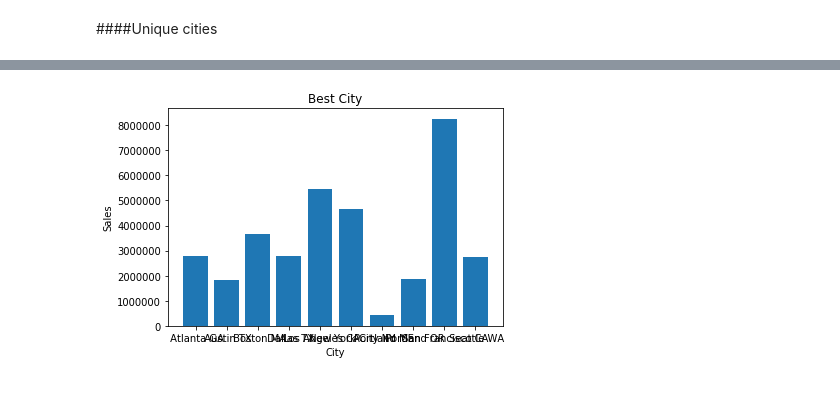
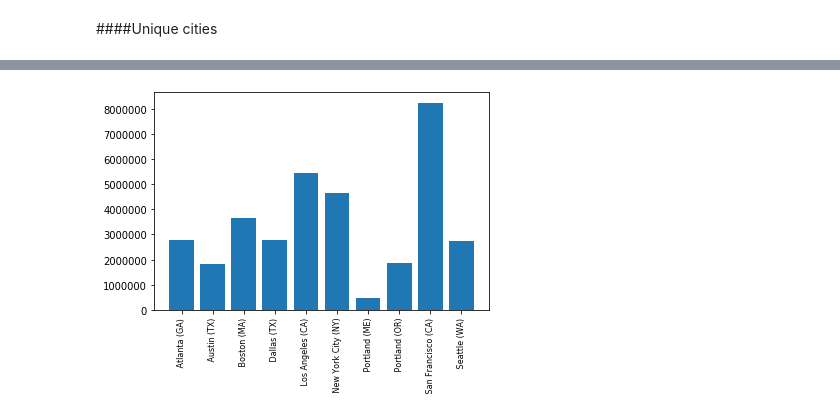
Before and after one commit to Justduzi/Sales-Analysis, a Jupyter notebook: Sales_analysis.ipynb, the cells around one changed output, grey strips where cells are left out. Saved outputs shown, nothing was run; the diff lists cells and outputs as text; code cells hidden in the pictures; blank space fills up the shorter version.

```diff
--- a/Sales_analysis.ipynb
+++ b/Sales_analysis.ipynb
@@ -195,10 +196,6 @@ city
-# %%
-fig, ax = plt.subplots()
-ax.bar(city["City"], city["Sales Price"])
-
-ax.set(xlabel='City', ylabel='Sales',
-       title='Best City')
-ax.grid(False)
-plt.show()
-# %% [output]
-[figure, removed]
+# %%
+plt.bar(city["City"], city["Sales Price"])
+plt.xticks(city["City"], rotation="vertical", size=8)
+plt.show()
+# %% [output]
+[figure, added]
```
Also changed, not shown: parts of 3 cells of this notebook.
